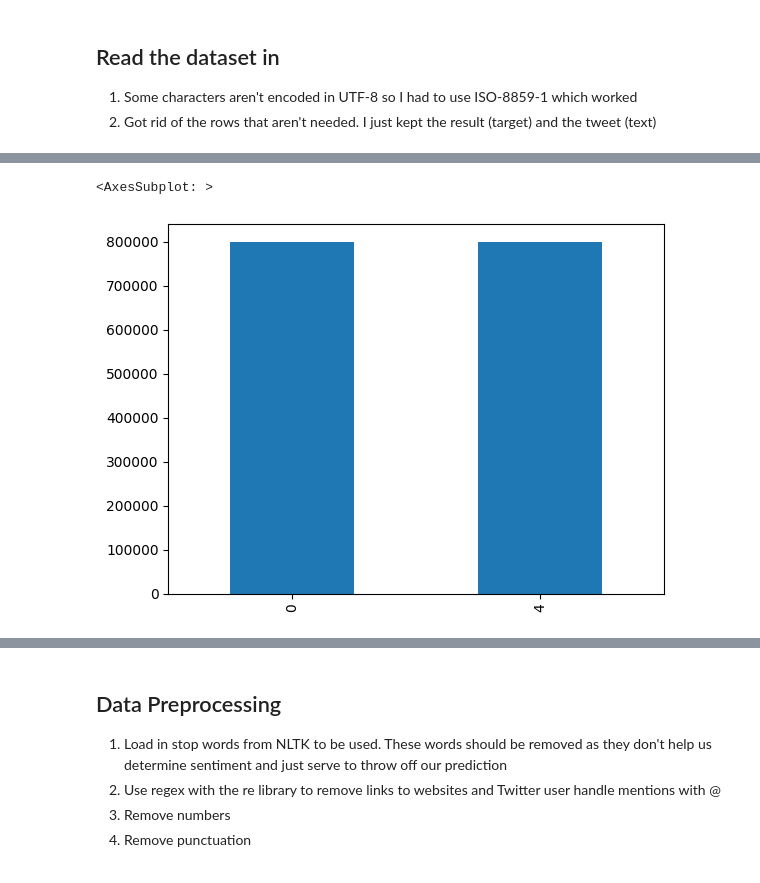
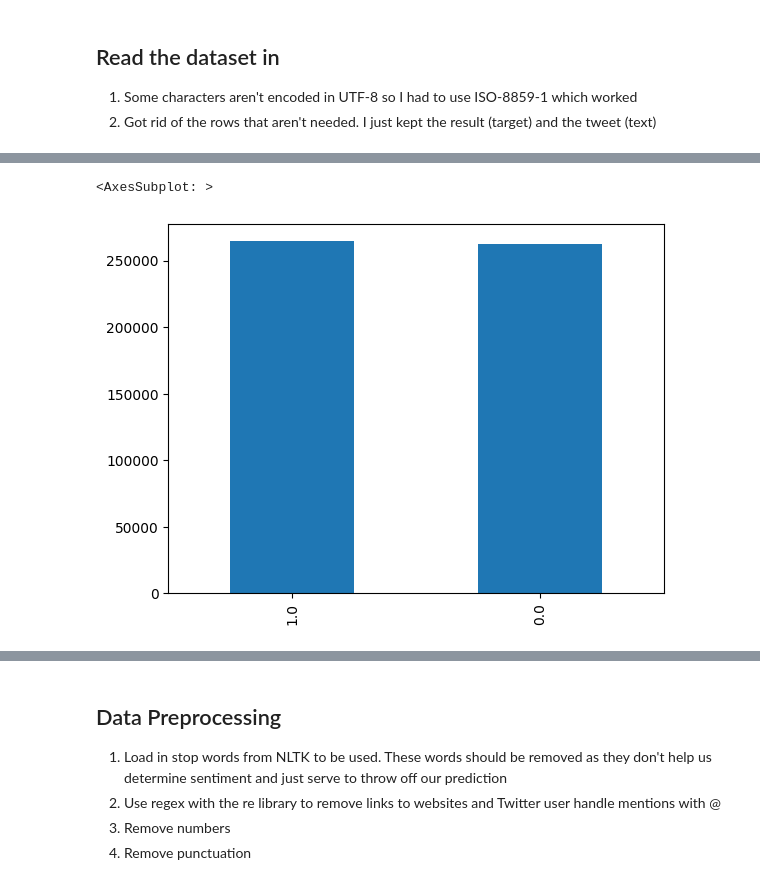
Before and after one commit to kevinxiong613/fervent, a Jupyter notebook: bot/app/clean_data.ipynb, the cells around one changed output, grey strips where cells are left out. Drawn from its saved outputs; the diff is of its cells as text; code cells hidden in the pictures.

```diff
--- a/bot/app/clean_data.ipynb
+++ b/bot/app/clean_data.ipynb
@@ -17 +13,26 @@ df = pd.read_csv("../model-files/tweets.csv", encoding='ISO-8859-1', names = ['t
+# %%
+df1 = pd.read_csv("../model-files/tweets.csv", names=['index','text','target']) # Need to set encode as ISO-8859-1 because file contains characters that are not encoded in UTF-8., this one works apparently
+
+df2 = pd.read_csv("../model-files/tweets2.csv", names=['text','language','target'])
+
+import json
+# Read positive tweets
+with open('../model-files/positive_tweets.json', 'r') as f:
+    positive_tweets_data = [json.loads(line) for line in f]
+with open('../model-files/negative_tweets.json', 'r') as f:
+    negative_tweets_data = [json.loads(line) for line in f]
+
+nltk_positive = pd.DataFrame(positive_tweets_data)
+nltk_negative = pd.DataFrame(negative_tweets_data)
+nltk_positive['target'] = 1
+nltk_negative['target'] = 0
+
+nltk_positive = nltk_positive.loc[:, ['target', 'text']]
+nltk_negative = nltk_negative.loc[:, ['target', 'text']]
+df3 = nltk_negative.append(nltk_positive)
+
+df2 = df2.loc[:, ['target', 'text']]
+df1 = df1.loc[:, ['target', 'text']]
+
+# Also need to name the columns manually
 # %%
@@ -36,0 +66,13 @@ df.head() # Check that we got rid of the rows we don't need
+# %%
+# Define a dictionary to map sentiment values to 1 (positive) or 0 (negative)
+def sentiment_map(target):
+    if target == "positive":
+        return 1
+    if target == "negative":
+        return 0
+    else:
+        return None
+
+# Replace sentiment values according to the dictionary, and drop rows with 'neutral' or 'unknown'
+df2['target'] = df2['target'].apply(sentiment_map)
+df2.head()
@@ -36,0 +86,3 @@ df.head() # Check that we got rid of the rows we don't need
+# %%
+df2.dropna(subset=['target'], inplace=True)
+df2.head()
@@ -39,5 +131,5 @@ df.head() # Check that we got rid of the rows we don't need
 # %%
-df['target'].value_counts().plot(kind='bar') # The dataset has an even split
+df2['target'].value_counts().plot(kind='bar') # Even split
 # %% [output]
 <AxesSubplot: >
-[figure, old version]
+[figure, new version]
```
Also changed, not shown: parts of 26 cells of this notebook, 7 other files.
